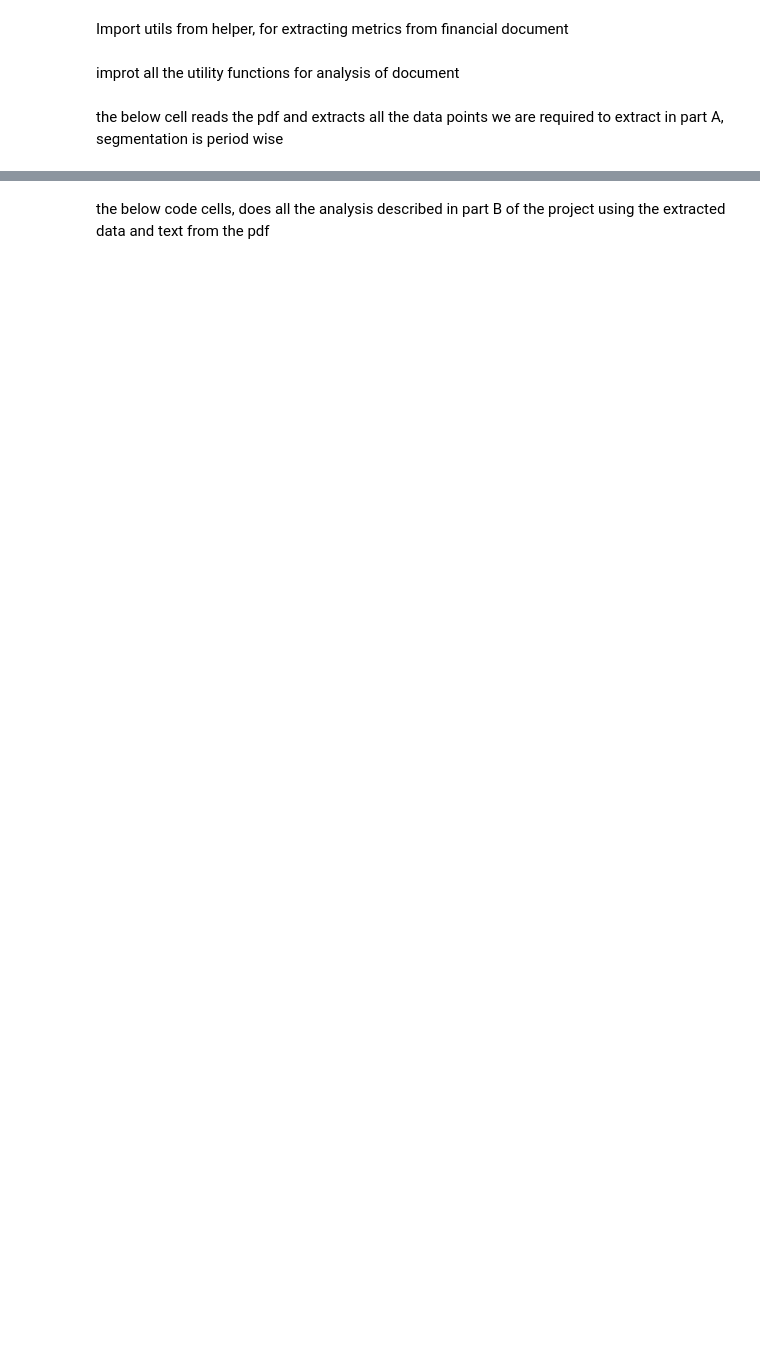
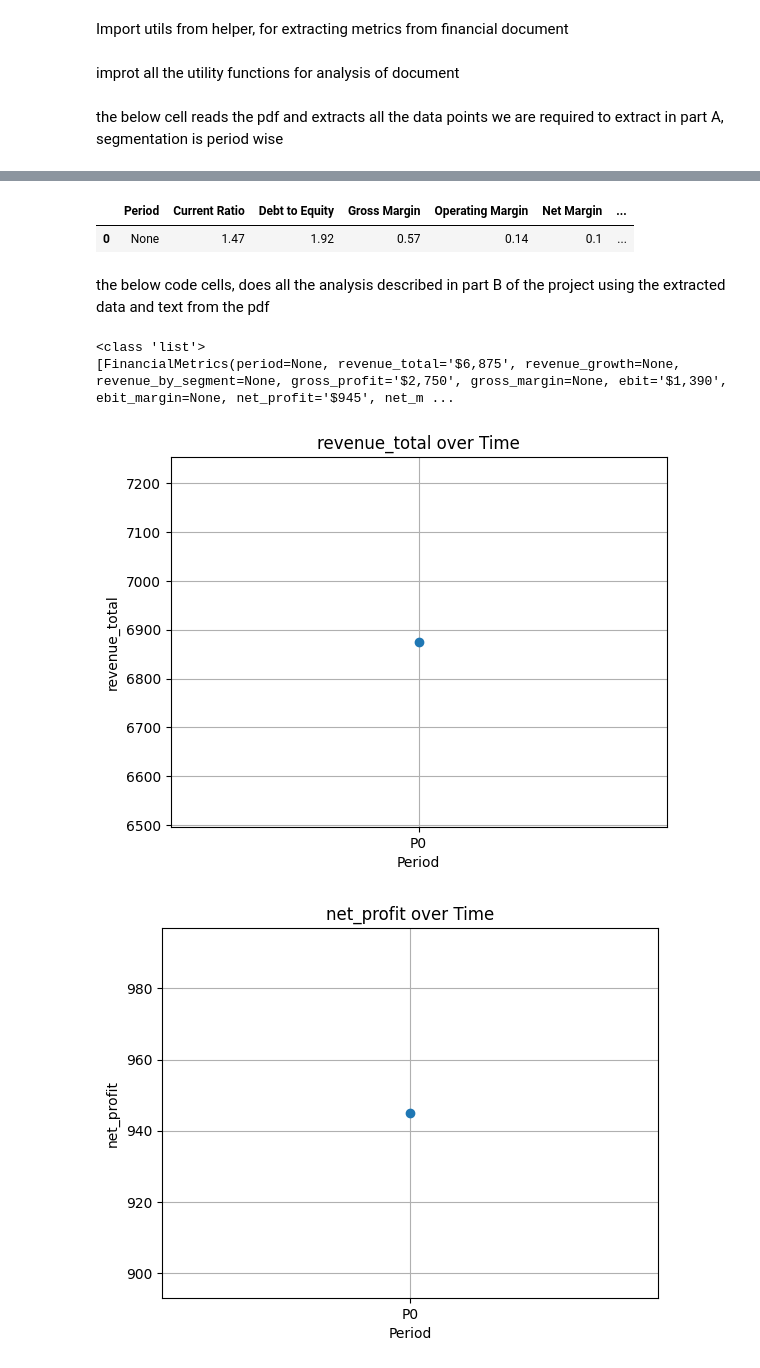
Before and after one commit to aryanarora101106/Financial-agent, a Jupyter notebook: flow.ipynb, the cells around one changed output, grey strips where cells are left out. Drawn from its saved outputs; the diff is of its cells as text; code cells hidden in the pictures; blank space fills up the shorter version.

```diff
--- a/flow.ipynb
+++ b/flow.ipynb
@@ -10,7 +10,10 @@ from utils_analysis import *
 the below cell reads the pdf and extracts all the data points we are required to extract in part A, segmentation is period wise
 # %%
 
-pdf_path = "C:\Users\NHA\Desktop\aryan-intern\aryan-intern\Sample-Financial-Statements-1.pdf"
+import os
+current_dir = os.getcwd()
+pth=os.path.join(current_dir,"Sample")
+pdf_path=pth
 
 
 text = clean_text(extract_text_from_pdf(pdf_path))
@@ -35,7 +60,12 @@ SyntaxError: (unicode error) 'unicodeescape' codec can't decode bytes in positio
+# %%
+df
+# %% [output]
+|  | Period | Current Ratio | Debt to Equity | Gross Margin | Operating Margin | Net Margin | ... |
+| 0 | None | 1.47 | 1.92 | 0.57 | 0.14 | 0.1 | ... |
 # %% [markdown]
 the below code cells, does all the analysis described in part B of the project using the extracted data and text from the pdf
 # %%
-pdf = 'C:\Users\NHA\Desktop\aryan-intern\aryan-intern\Sample-Financial-Statements-1.pdf'
+pdf=pth
 
 text = clean_text(extract_text_from_pdf(pdf))
 chunks = chunk_text(text)
@@ -43,30 +73,35 @@ chunks = chunk_text(text)
 print(type(chunks))
 
 data = extract_financial_metrics(chunks)
 
 print(data)
 
 metrices = merge_metrics_by_all_periods(data)
 
 
 plot_trend(metrices, "revenue_total")
 plot_trend(metrices, "net_profit")
 plot_trend(metrices, "cogs")
 
 print(benchmark_ratios_all(metrices))
 
 
 # Usage
 print(evaluate_cash_flow_all(metrices))
 print(calculate_runway_all(metrices))
 
 
 print(profitability_analysis_all(metrices))
 print(efficiency_ratio_all(metrices))
 
 
 print(evaluate_debt_risk_all(metrices))
 
 print(investment_readiness_all(metrices))
 
 print(interpret_with_gemini(metrices))
+# %% [output]
+<class 'list'>
+[FinancialMetrics(period=None, revenue_total='$6,875', revenue_growth=None, revenue_by_segment=None, gross_profit='$2,750', gross_margin=None, ebit='$1,390', ebit_margin=None, net_profit='$945', net_m ...
+[figure, added]
+[figure, added]
```
Also changed, not shown: parts of 3 cells of this notebook, 1 other file.
